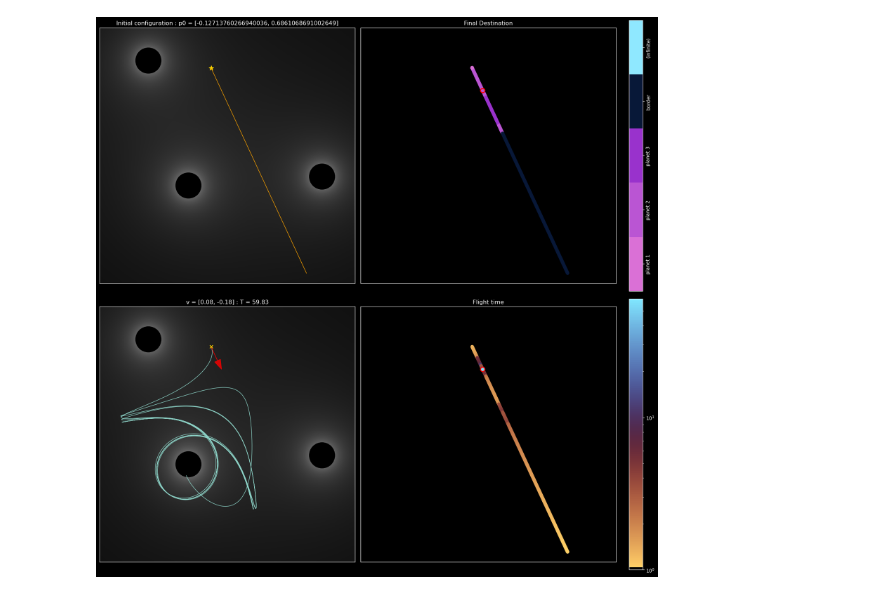
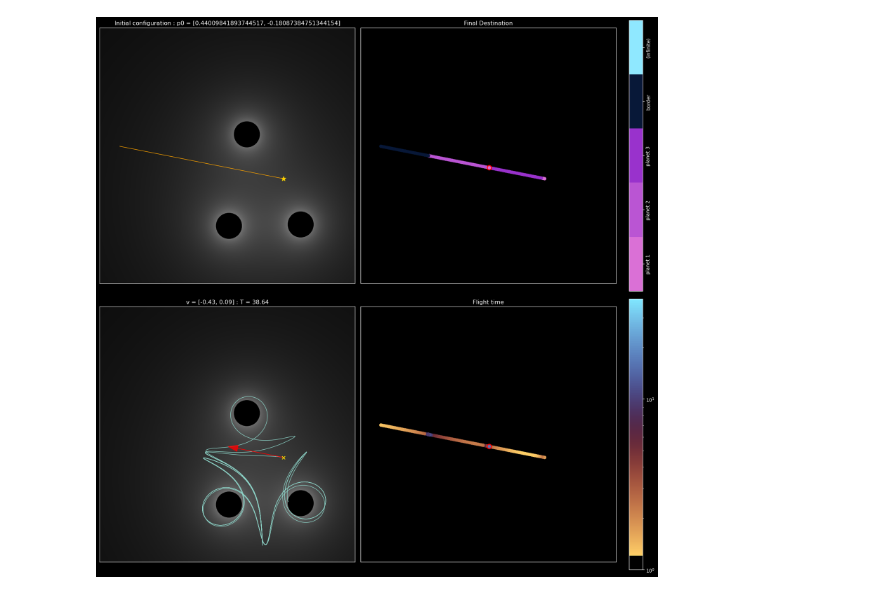
Before and after one commit to elielr/C-grav, a Jupyter notebook: Linesearch.ipynb, the cells around one changed output. Cells and saved outputs as stored; diff of their text form; code cells hidden in the pictures.

```diff
--- a/Linesearch.ipynb
+++ b/Linesearch.ipynb
@@ -51,4 +56,4 @@ dL[3].vbest_line()
-# %%
-dL[3].plot4(save=False)
-# %% [output]
-[figure, removed]
+# %%
+dL[2].plot4(save=False)
+# %% [output]
+[figure, added]
```
Also changed, not shown: parts of 7 cells of this notebook, 5 other files.
